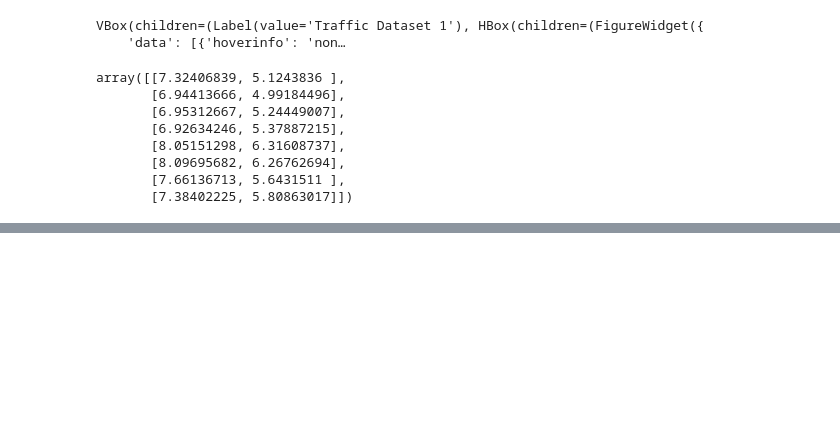
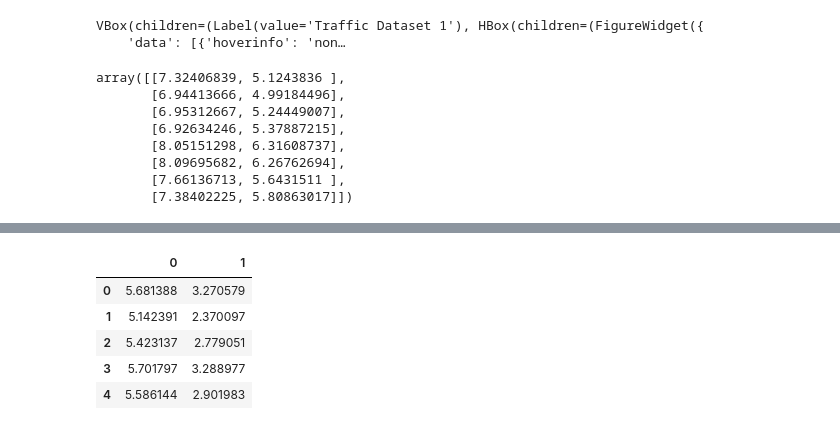
Before and after one commit to Karson-Fye/CMUDarknet, a Jupyter notebook: Data/Dataset_Topology_Analysis.ipynb, the cells around one changed output, grey strips where cells are left out. Cells and saved outputs as stored; diff of their text form; code cells hidden in the pictures; blank space fills up the shorter version.

```diff
--- a/Data/Dataset_Topology_Analysis.ipynb
+++ b/Data/Dataset_Topology_Analysis.ipynb
@@ -1544,9 +1431,8 @@ diagram3.shape
 
 # Topology_data = namedtuple(
 #     'topology_data',
-#     ['title', 'persistence', 'fig', 'entropy']
+#     ['title', 'clouds', 'clouds_y', 'persistence', 'fig', 'entropy', 'classes']
 # )
-
 
 
 def calculate_single_batch_dataset_topology(model_data: tuple, samples: int or None = 1000, dimensions: tuple = (0,1), title=''):
@@ -1586,29 +1472,23 @@ def calculate_single_batch_dataset_topology(model_data: tuple, samples: int or N
     entropy = PE.fit_transform(topology)
 
     # package in topological_data named tuple. We do this so data can be accessed using [i] or . operators
-    topological_data: Topology_data = Topology_data(title, topology, fig, entropy)
+    topological_data: Topology_data = Topology_data(title, X, None, topology, fig, entropy, model_data.classes)
 
     return topological_data
 
 
-def show_stacked_graphs(figures: list, stack_shape: tuple = (1,1), title: str = '', individual_titles: list or bool = False):
+def show_stacked_graphs(figures: list, stack_shape: tuple = (1,1), title: str = '', individual_titles: list or str = None):
     """
     Function takes a list of figures and stacks them in a grid.
-
-    Parameters
-    ----------
-    figures: list of plotly figures
-        list of plotly figures to be stacked
-    stack_shape: tuple of ints
-        shape of the stack. Default is (1,1)
-    title: str
-        title of the graph
-    show: bool
-        whether to show the graph or not. Default is True
+        stack_shape is a tuple of the number of rows and columns in the grid and
+        the product of the indices must equal the number of figures.
+        individual_titles allows one to specify titles for each figure, or a single title for all figures.
 
     Returns a plotly figure with the inpute figures stacked as indicated
     """
 
+    if(individual_titles is not None and type(individual_titles) is not str):
+        assert len(figures) == len(individual_titles)     , "Number of titles must match number of figures"
     assert len(figures) == stack_shape[0] * stack_shape[1], "Number of figures must match stack shape"
 
     vertical_stack  : list = []
@@ -1619,11 +1499,18 @@ def show_stacked_graphs(figures: list, stack_shape: tuple = (1,1), title: str =
 
     for i in range(stack_shape[1]):
         for j in range(stack_shape[0]):
-            horizantal_stack.append(go.FigureWidget(figures[i * stack_shape[0] + j].data))
+
+            temp_fig = go.FigureWidget(figures[i * stack_shape[0] + j].data)
+            if(type(individual_titles) == str):
+                temp_fig.layout.title = individual_titles
+            elif(type(individual_titles) == list):
+                temp_fig.layout.title = individual_titles[i * stack_shape[0] + j]
+
+            horizantal_stack.append(temp_fig)
         vertical_stack.append(widgets.HBox(horizantal_stack))
         horizantal_stack = []
+
     fig = widgets.VBox(vertical_stack)
 
-
     return fig
 # %%
@@ -1676,0 +1658,11 @@ array([[7.32406839, 5.1243836 ],
+# %%
+PE = PersistenceEntropy()
+X_2 = pd.DataFrame(PE.fit_transform(topologies))
+X_2.head()
+# %% [output]
+|  | 0 | 1 |
+| 0 | 5.681388 | 3.270579 |
+| 1 | 5.142391 | 2.370097 |
+| 2 | 5.423137 | 2.779051 |
+| 3 | 5.701797 | 3.288977 |
+| 4 | 5.586144 | 2.901983 |
```
Also changed, not shown: parts of 24 cells of this notebook.
